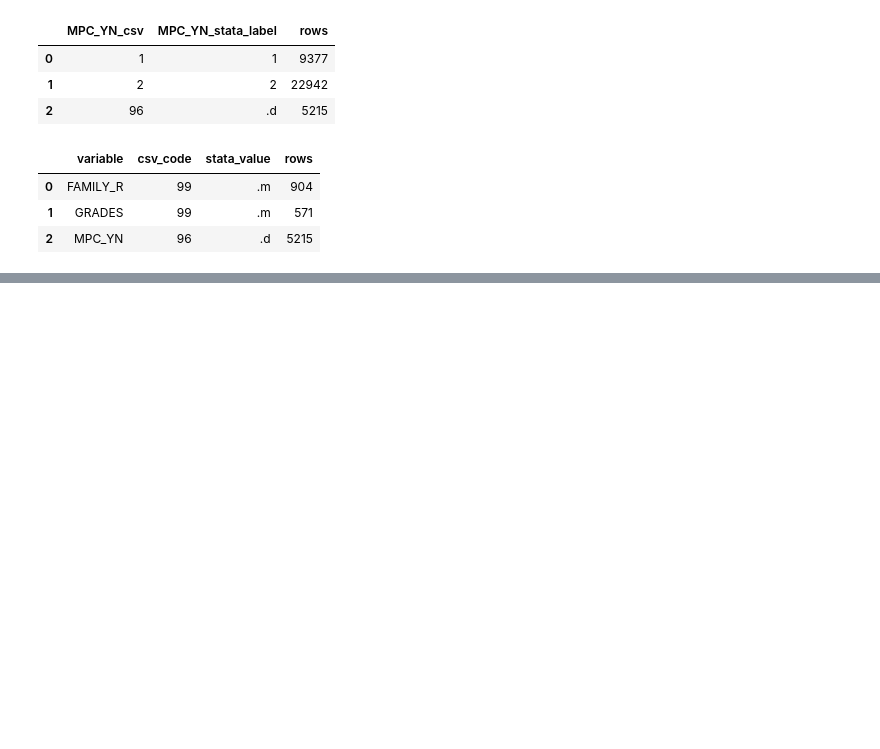
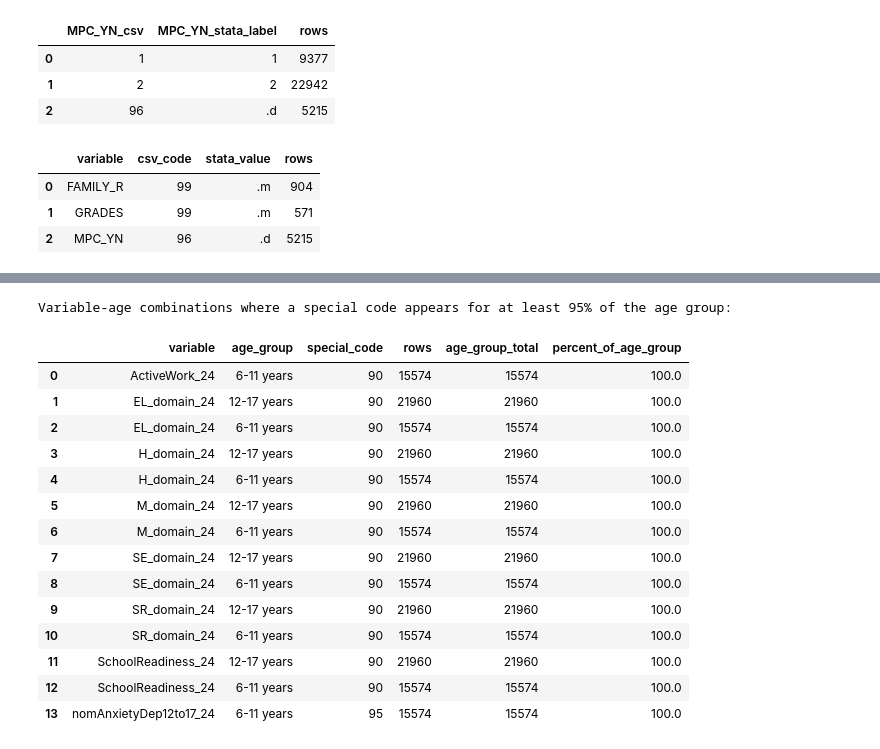
Before and after one commit to asarathy94/pediatric-mental-health-analysis, a Jupyter notebook: notebooks/01_data_exploration.ipynb, the cells around one changed output, grey strips where cells are left out. Saved outputs shown, nothing was run; the diff lists cells and outputs as text; code cells hidden in the pictures; blank space fills up the shorter version.

```diff
--- a/notebooks/01_data_exploration.ipynb
+++ b/notebooks/01_data_exploration.ipynb
@@ -1746,0 +2185,18 @@ else:
+# %%
+# Create the NSCH three-group age variable
+
+analysis_df["age_group_3"] = pd.cut(
+    analysis_df["SC_AGE_YEARS"],
+    bins=[-1, 5, 11, 17],
+    labels=[
+        "0-5 years",
+        "6-11 years",
+        "12-17 years",
+    ]
+)
+
+print(
+    analysis_df["age_group_3"]
+    .value_counts()
+    .sort_index()
+)
@@ -1746,0 +2262,36 @@ else:
+# %%
+# Show special codes that affect nearly an entire age group
+
+age_based_special_codes = (
+    special_codes_by_age[
+        special_codes_by_age["percent_of_age_group"] >= 95
+    ]
+    .sort_values(
+        ["variable", "age_group", "special_code"]
+    )
+    .reset_index(drop=True)
+)
+
+print(
+    "Variable-age combinations where a special code appears "
+    "for at least 95% of the age group:"
+)
+
+display(age_based_special_codes)
+# %% [output]
+Variable-age combinations where a special code appears for at least 95% of the age group:
+|  | variable | age_group | special_code | rows | age_group_total | percent_of_age_group |
+| 0 | ActiveWork_24 | 6-11 years | 90 | 15574 | 15574 | 100.0 |
+| 1 | EL_domain_24 | 12-17 years | 90 | 21960 | 21960 | 100.0 |
+| 2 | EL_domain_24 | 6-11 years | 90 | 15574 | 15574 | 100.0 |
+| 3 | H_domain_24 | 12-17 years | 90 | 21960 | 21960 | 100.0 |
+| 4 | H_domain_24 | 6-11 years | 90 | 15574 | 15574 | 100.0 |
+| 5 | M_domain_24 | 12-17 years | 90 | 21960 | 21960 | 100.0 |
+| 6 | M_domain_24 | 6-11 years | 90 | 15574 | 15574 | 100.0 |
+| 7 | SE_domain_24 | 12-17 years | 90 | 21960 | 21960 | 100.0 |
+| 8 | SE_domain_24 | 6-11 years | 90 | 15574 | 15574 | 100.0 |
+| 9 | SR_domain_24 | 12-17 years | 90 | 21960 | 21960 | 100.0 |
+| 10 | SR_domain_24 | 6-11 years | 90 | 15574 | 15574 | 100.0 |
+| 11 | SchoolReadiness_24 | 12-17 years | 90 | 21960 | 21960 | 100.0 |
+| 12 | SchoolReadiness_24 | 6-11 years | 90 | 15574 | 15574 | 100.0 |
+| 13 | nomAnxietyDep12to17_24 | 6-11 years | 95 | 15574 | 15574 | 100.0 |
```
Also changed, not shown: parts of 46 cells of this notebook, 1 other file.
